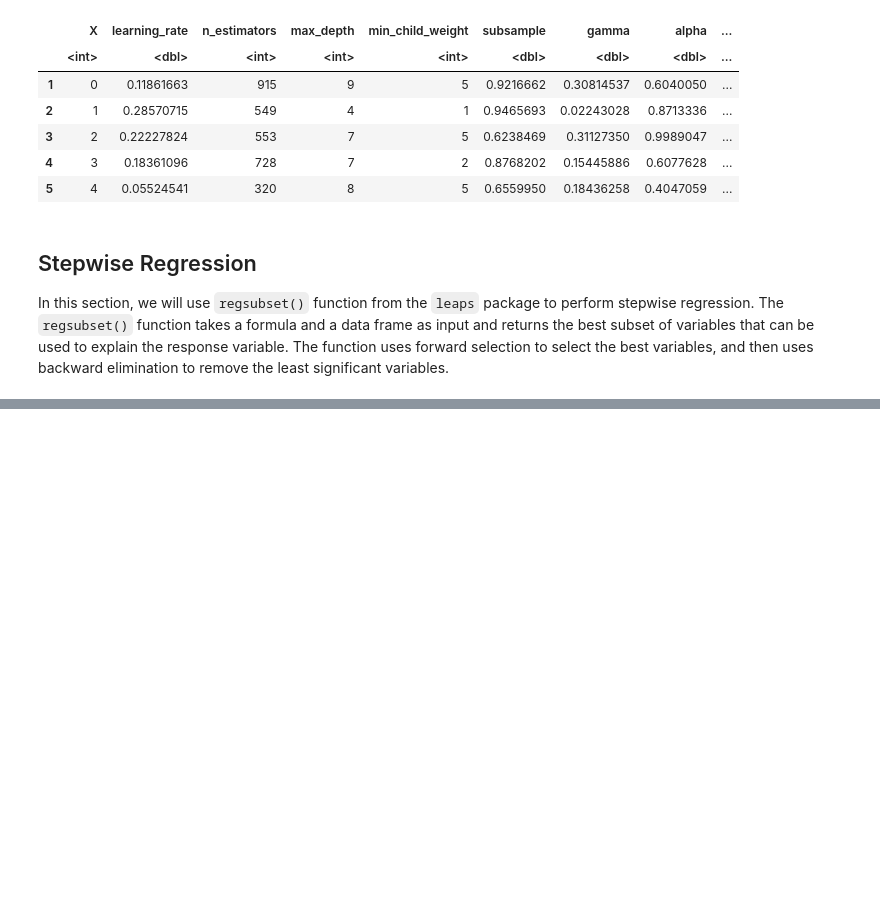
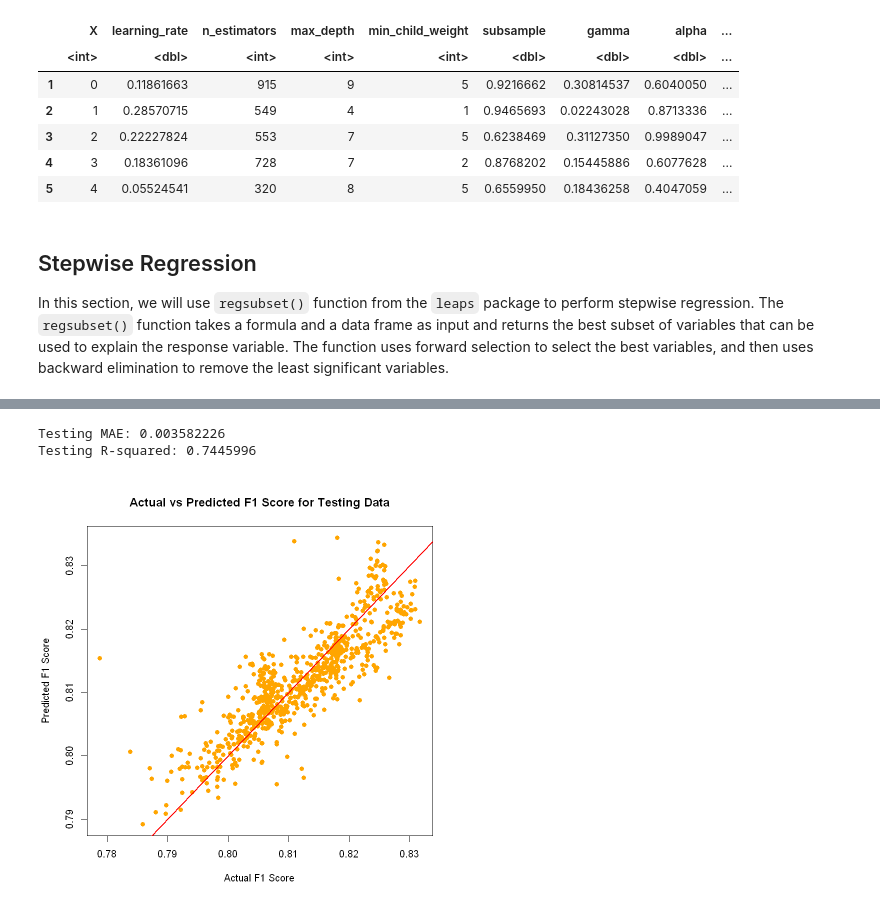
Before and after one commit to omei-ogami/STAT-analysis, a Jupyter notebook: linear_regression.ipynb, the cells around one changed output, grey strips where cells are left out. Saved outputs shown, nothing was run; the diff lists cells and outputs as text; code cells hidden in the pictures; blank space fills up the shorter version.

```diff
--- a/linear_regression.ipynb
+++ b/linear_regression.ipynb
@@ -75,0 +78,14 @@ F-statistic: 436.5 on 13 and 1483 DF,  p-value: < 2.2e-16
+# %%
+test <- read.csv("data/testing_set.csv")
+
+# Add interaction terms to the test data
+test$learning_rate_n_estimators <- test$learning_rate * test$n_estimators
+test$learning_rate_max_depth <- test$learning_rate * test$max_depth
+test$n_estimators_max_depth <- test$n_estimators * test$max_depth
+test$max_depth_subsample <- test$max_depth * test$subsample
+test$alpha_lambda <- test$alpha * test$lambda
+test$max_depth_min_child_weight <- test$max_depth * test$min_child_weight
+test$scale_pos_weight_max_depth <- test$scale_pos_weight * test$max_depth
+test$max_depth_colsample_bytree <- test$max_depth * test$colsample_bytree
+
+head(test, 5)
@@ -88,0 +124,23 @@ abline(0, 1, col = "red", lwd = 2)  # 參考線
+# %%
+test_predict <- predict(fit, newdata = test)
+
+# MSE
+test_mse <- mean((test_predict - test$F1)^2)
+# MAE
+test_mae <- mean(abs(test_predict - test$F1))
+# R-squared
+test_r2 <- 1 - (test_mse / var(test$F1))
+
+cat("Testing MAE:", test_mae, "\n")
+cat("Testing R-squared:", test_r2, "\n")
+
+plot(test$F1, test_predict,
+     main = "Actual vs Predicted F1 Score for Testing Data",
+     xlab = "Actual F1 Score",
+     ylab = "Predicted F1 Score",
+     pch = 16, col = "orange")
+abline(0, 1, col = "red", lwd = 2)
+# %% [output]
+Testing MAE: 0.003582226
+Testing R-squared: 0.7445996
+[figure, added]
```
Also changed, not shown: parts of 19 cells of this notebook, 1 other file.
